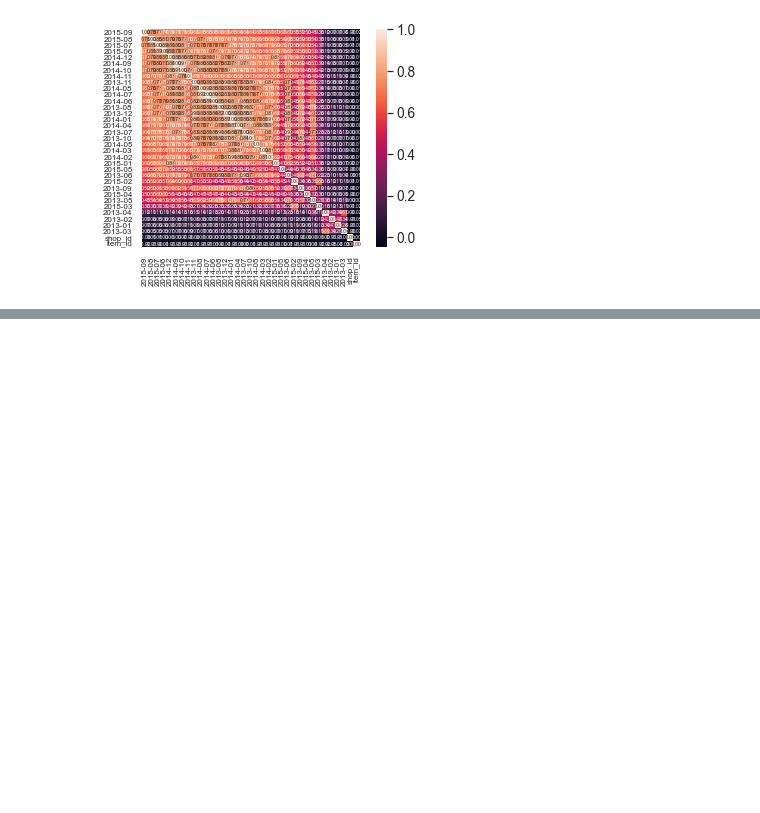
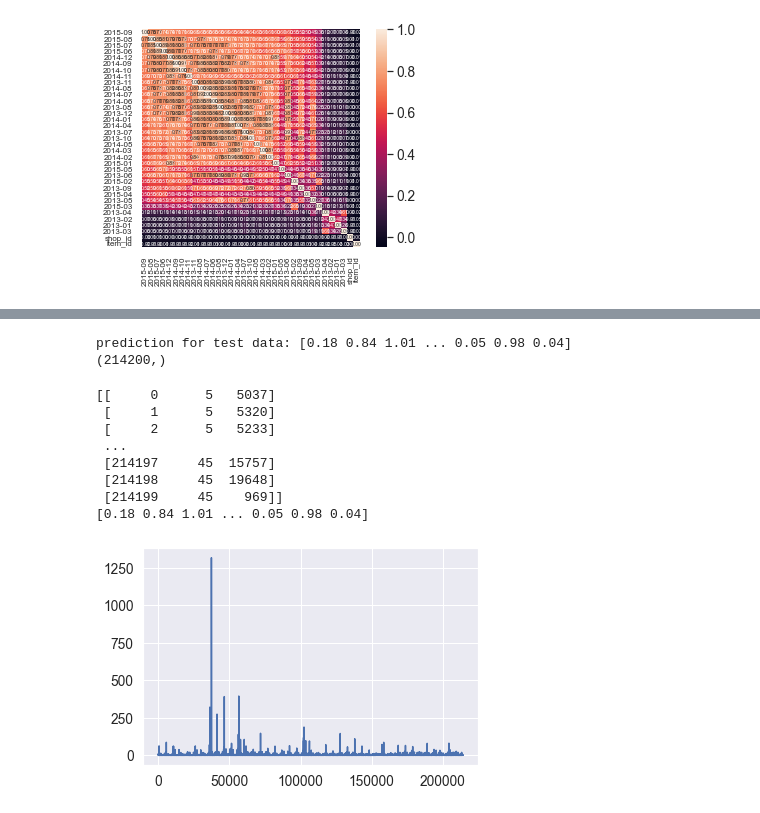
Before and after one commit to chaerui7967/kaggle_predict_future_sale, a Jupyter notebook: RandomForestRegressor.ipynb, the cells around one changed output, grey strips where cells are left out. Cells and saved outputs as stored; diff of their text form; code cells hidden in the pictures; blank space fills up the shorter version.

Commit message:
predict_sale 정리

```diff
--- a/RandomForestRegressor.ipynb
+++ b/RandomForestRegressor.ipynb
@@ -137,0 +158,4 @@ plt.show()
+# %%
+x_train, x_val, y_train, y_val = train_test_split(X_T, Y, test_size=0.2, random_state=3)
+print(x_train.shape,y_train.shape)
+print(x_val.shape,y_val.shape)
@@ -137,0 +165,3 @@ plt.show()
+# %%
+RF_reg = RandomForestRegressor(n_estimators = 100)
+RF_reg.fit(x_train, y_train)
@@ -137,0 +190,23 @@ plt.show()
+# %%
+test_pred = RF_reg.predict(X_t)
+print('prediction for test data:',test_pred)
+print(test_pred.shape)
+# %% [output]
+prediction for test data: [0.18 0.84 1.01 ... 0.05 0.98 0.04]
+(214200,)
+# %%
+x = np.array(df_test)
+print(x)
+print(test_pred)
+plt.plot(x[:,0:1],test_pred)
+plt.show()
+# %% [output]
+[[     0      5   5037]
+ [     1      5   5320]
+ [     2      5   5233]
+ ...
+ [214197     45  15757]
+ [214198     45  19648]
+ [214199     45    969]]
+[0.18 0.84 1.01 ... 0.05 0.98 0.04]
+[figure, added]
```
Also changed, not shown: parts of 8 cells of this notebook, 1 other file.
